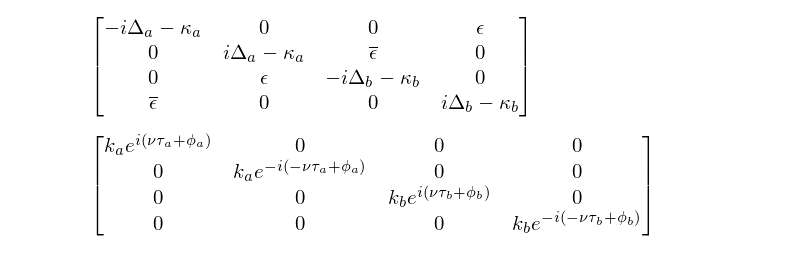
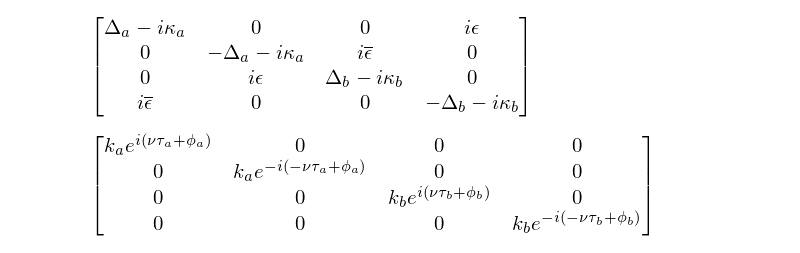
Before and after one commit to nemetniki/General-linear-model, a Jupyter notebook: Summary.ipynb, the cells around one changed output. Cells and saved outputs as stored; diff of their text form; code cells hidden in the pictures.

```diff
--- a/Summary.ipynb
+++ b/Summary.ipynb
@@ -76,11 +76,11 @@ init_printing(use_unicode=True)
 nu,kapa,Dela,eps,kapb,Delb,ka,kb,pha,phb,ta,tb,g = \
     symbols('\\nu \kappa_a \Delta_a \epsilon \kappa_b \Delta_b k_a k_b \phi_a \phi_b \\tau_a \\tau_b g')
 # %%
-Del  = Matrix([[-(kapa + I*Dela),0,0,eps],[0,-(kapa-I*Dela),conjugate(eps),0],[0,eps,-(kapb + I*Delb),0],\
-               [conjugate(eps),0,0,-(kapb - I*Delb)]])
+Del  = Matrix([[(-I*kapa + Dela),0,0,I*eps],[0,(-I*kapa-Dela),I*conjugate(eps),0],[0,I*eps,(-I*kapb + Delb),0],\
+               [I*conjugate(eps),0,0,(-I*kapb - Delb)]])
 Del
 # %% [output]
-[figure, old version]
+[figure, new version]
 # %%
 F = diag(ka*exp(I*(pha+nu*ta)),ka*exp(-I*(pha-nu*ta)),kb*exp(I*(phb+nu*tb)),kb*exp(-I*(phb-nu*tb)))
 F
```
Also changed, not shown: parts of 8 cells of this notebook, 1 other file.
